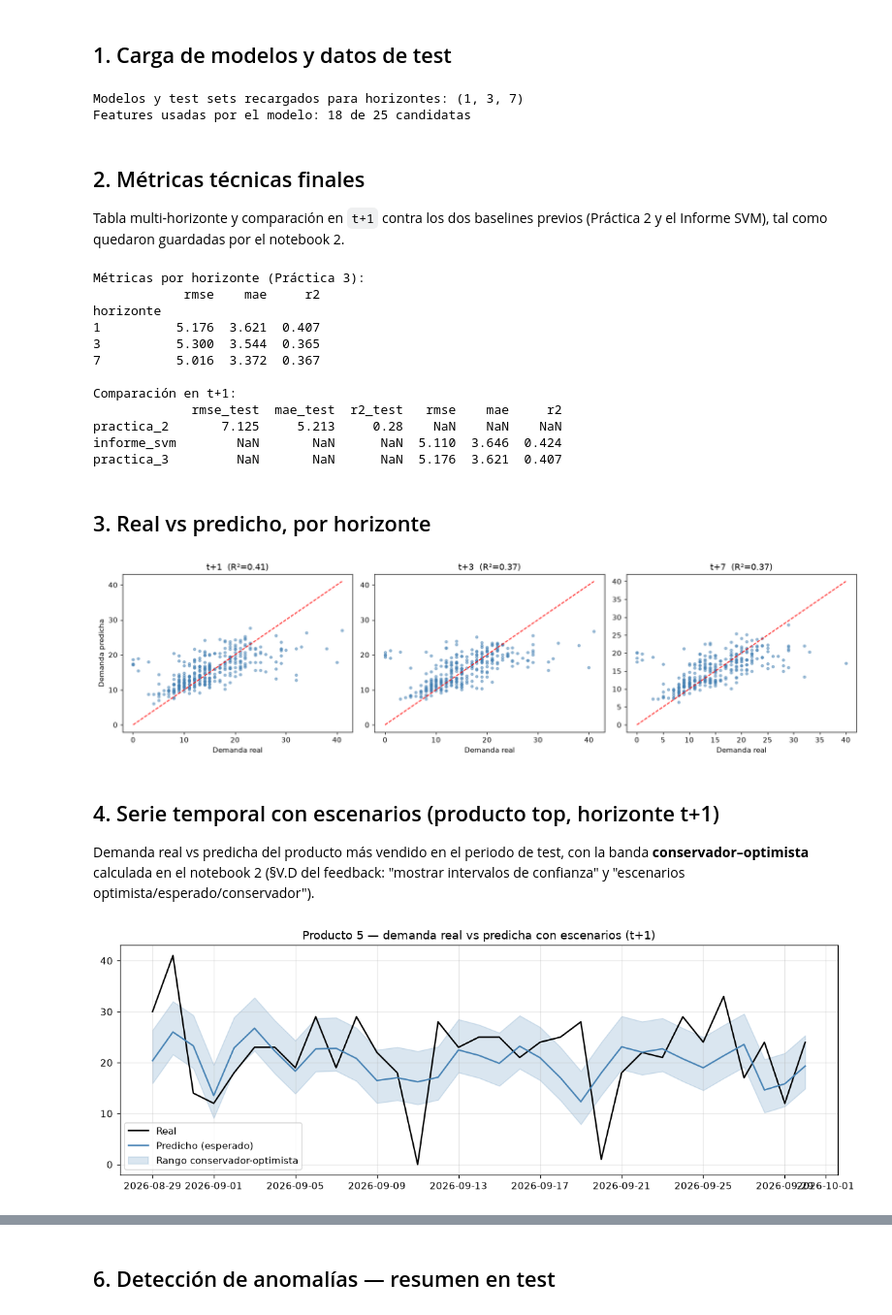
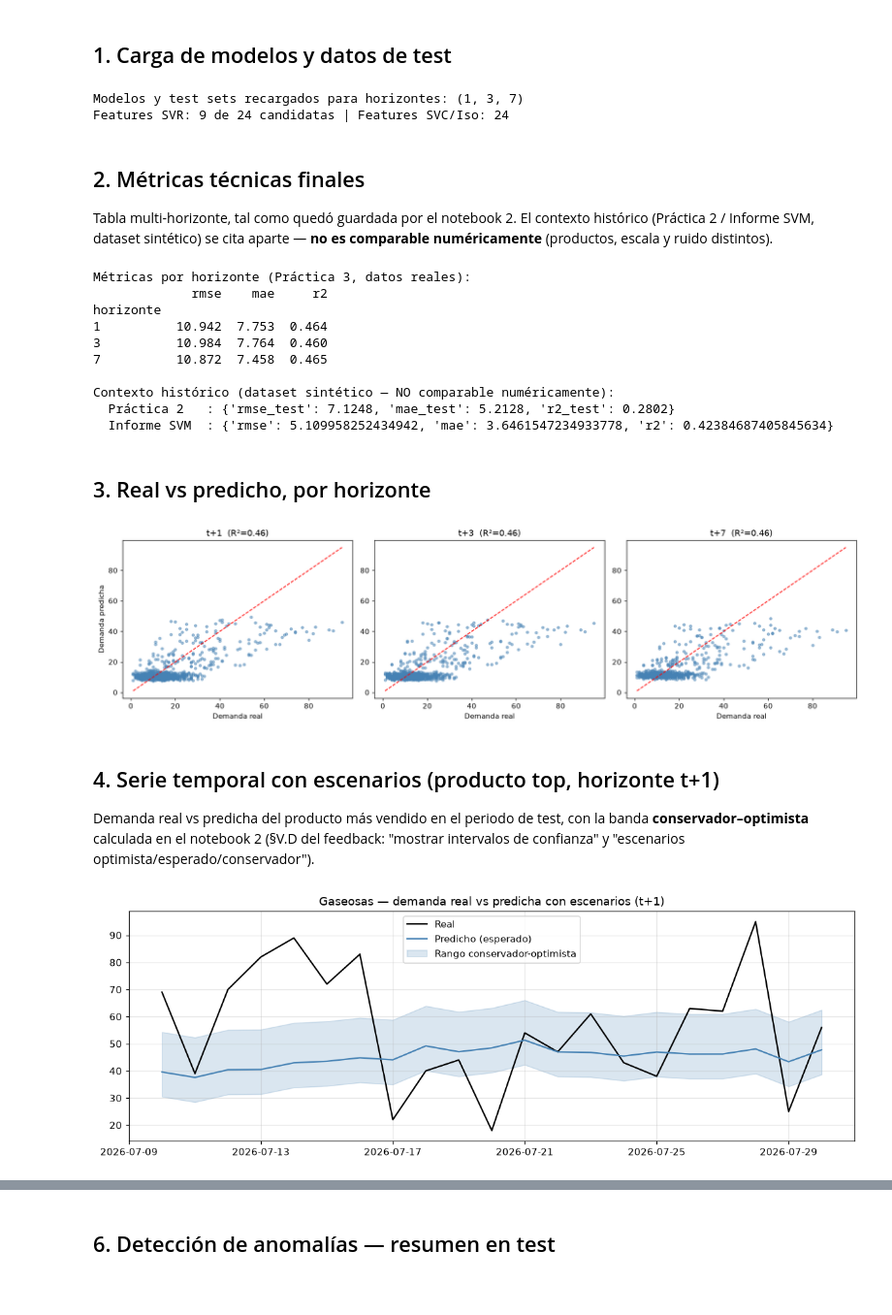
Before and after one commit to Whiteherobot/prediccion-demanda-cafeteria, a Jupyter notebook: notebooks/03_resultados.ipynb, the cells around one changed output, grey strips where cells are left out. Shown at 97% size. Drawn from its saved outputs; the diff is of its cells as text; code cells hidden in the pictures.

```diff
--- a/notebooks/03_resultados.ipynb
+++ b/notebooks/03_resultados.ipynb
@@ -55,51 +55,56 @@ svr_models = {h: joblib.load(MODELS_DIR / f"svr_h{h}.joblib") for h in HORIZONTE
 svc_alerta = joblib.load(MODELS_DIR / "svc_alerta.joblib")
 isolation_forest = joblib.load(MODELS_DIR / "isolation_forest.joblib")
 
-# El notebook 2 puede haber descartado features candidatas sin señal real —
-# se usa exactamente el conjunto que los modelos guardados esperan.
-FEATURE_COLS_MODELO = metadata["feature_cols_modelo"]
+# El SVR y el SVC/IsolationForest usan conjuntos de features distintos
+# (ver nota de diseño en src/practica3/inference.py).
+FEATURE_COLS_SVR = metadata["feature_cols_svr"]
+FEATURE_COLS_SVC_ISO = metadata["feature_cols_svc_iso"]
 
 # Reconstruye los mismos splits del notebook 2 (determinista, sin aleatoriedad)
 splits = {}
 for h in HORIZONTES:
-    train, test, corte = split_temporal(df, target_col=f"target_h{h}", feature_cols=FEATURE_COLS_MODELO)
-    X_test = test[FEATURE_COLS_MODELO].values
+    train, test, corte = split_temporal(df, target_col=f"target_h{h}", feature_cols=FEATURE_COLS_SVR)
+    X_test = test[FEATURE_COLS_SVR].values
     y_test = test[f"target_h{h}"].values
     pred_test = svr_models[h].predict(X_test)
     splits[h] = {"train": train, "test": test, "X_test": X_test, "y_test": y_test, "pred_test": pred_test}
 
+# Set de test de SVC/IsolationForest (horizonte 1, mismas filas, más columnas)
+X_test_svc_iso = splits[1]["test"][FEATURE_COLS_SVC_ISO].values
+
 print("Modelos y test sets recargados para horizontes:", HORIZONTES)
-print(f"Features usadas por el modelo: {len(FEATURE_COLS_MODELO)} de {len(FEATURE_COLS)} candidatas")
+print(f"Features SVR: {len(FEATURE_COLS_SVR)} de {len(FEATURE_COLS)} candidatas | Features SVC/Iso: {len(FEATURE_COLS_SVC_ISO)}")
 # %% [output]
 Modelos y test sets recargados para horizontes: (1, 3, 7)
-Features usadas por el modelo: 18 de 25 candidatas
+Features SVR: 9 de 24 candidatas | Features SVC/Iso: 24
-# %% [markdown]
-## 2. Métricas técnicas finales
-
-Tabla multi-horizonte y comparación en `t+1` contra los dos baselines previos
-(Práctica 2 y el Informe SVM), tal como quedaron guardadas por el notebook 2.
+# %% [markdown]
+## 2. Métricas técnicas finales
+
+Tabla multi-horizonte, tal como quedó guardada por el notebook 2. El contexto
+histórico (Práctica 2 / Informe SVM, dataset sintético) se cita aparte — **no es
+comparable numéricamente** (productos, escala y ruido distintos).
 # %%
 tabla_horizontes = pd.DataFrame(metadata["metricas"]).T
 tabla_horizontes.index.name = "horizonte"
-print("Métricas por horizonte (Práctica 3):")
+print("Métricas por horizonte (Práctica 3, datos reales):")
 print(tabla_horizontes.round(3).to_string())
 
-print("\nComparación en t+1:")
-comp = pd.DataFrame(metadata["comparacion_baselines_t1"]).T
-print(comp.round(3).to_string())
+ctx = metadata.get("contexto_historico_no_comparable", {})
+if ctx.get("practica_2_sintetico"):
+    print("\nContexto histórico (dataset sintético — NO comparable numéricamente):")
+    print("  Práctica 2   :", ctx["practica_2_sintetico"])
+    print("  Informe SVM  :", ctx["informe_svm_sintetico"])
 # %% [output]
-Métricas por horizonte (Práctica 3):
-            rmse    mae     r2
+Métricas por horizonte (Práctica 3, datos reales):
+             rmse    mae     r2
 horizonte
-1          5.176  3.621  0.407
-3          5.300  3.544  0.365
-7          5.016  3.372  0.367
+1          10.942  7.753  0.464
+3          10.984  7.764  0.460
+7          10.872  7.458  0.465
 
-Comparación en t+1:
-             rmse_test  mae_test  r2_test   rmse    mae     r2
-practica_2       7.125     5.213     0.28    NaN    NaN    NaN
-informe_svm        NaN       NaN      NaN  5.110  3.646  0.424
-practica_3         NaN       NaN      NaN  5.176  3.621  0.407
+Contexto histórico (dataset sintético — NO comparable numéricamente):
+  Práctica 2   : {'rmse_test': 7.1248, 'mae_test': 5.2128, 'r2_test': 0.2802}
+  Informe SVM  : {'rmse': 5.109958252434942, 'mae': 3.6461547234933778, 'r2': 0.42384687405845634}
 # %% [markdown]
 ## 3. Real vs predicho, por horizonte
 # %%
@@ -114,7 +119,7 @@ for ax, h in zip(axes, HORIZONTES):
     ax.set_xlabel("Demanda real"); ax.set_ylabel("Demanda predicha" if h == HORIZONTES[0] else "")
 plt.tight_layout(); plt.show()
 # %% [output]
-[figure, old version]
+[figure, new version]
 # %% [markdown]
 ## 4. Serie temporal con escenarios (producto top, horizonte t+1)
 
@@ -124,22 +129,23 @@ banda **conservador–optimista** calculada en el notebook 2 (§V.D del feedback
 # %%
 predictor = DemandPredictor()
 
 test_h1 = splits[1]["test"]
 pid_top = test_h1.groupby("product_id")["cantidad_vendida"].sum().idxmax()
 fechas_top = test_h1[test_h1["product_id"] == pid_top].sort_values("fecha")["fecha"]
 
 registros = [predictor.predecir(int(pid_top), str(f.date()), horizonte=1) for f in fechas_top]
 serie = pd.DataFrame(registros)
 reales = test_h1[test_h1["product_id"] == pid_top].sort_values("fecha").set_index("fecha")["target_h1"]
 serie = serie.set_index(pd.to_datetime(serie["fecha_referencia_datos"]))
+nombre_top = test_h1.loc[test_h1["product_id"] == pid_top, "nombre"].iloc[0]
 
 fig, ax = plt.subplots(figsize=(11, 4))
 ax.plot(reales.index, reales.values, label="Real", color="black", lw=1.5)
 ax.plot(serie.index, serie["prediccion_esperada"], label="Predicho (esperado)", color="steelblue", lw=1.5)
 ax.fill_between(serie.index, serie["escenario_conservador"], serie["escenario_optimista"],
                 color="steelblue", alpha=0.2, label="Rango conservador-optimista")
-ax.set_title(f"Producto {pid_top} — demanda real vs predicha con escenarios (t+1)")
+ax.set_title(f"{nombre_top} — demanda real vs predicha con escenarios (t+1)")
 ax.legend(); ax.grid(alpha=0.3)
 plt.tight_layout(); plt.show()
 # %% [output]
-[figure, old version]
+[figure, new version]
```
Also changed, not shown: parts of 11 cells of this notebook, 18 other files.
